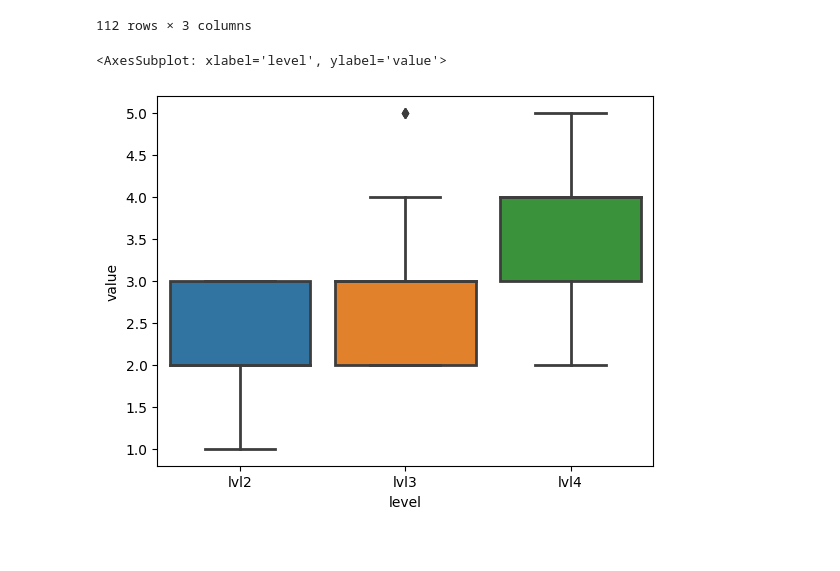
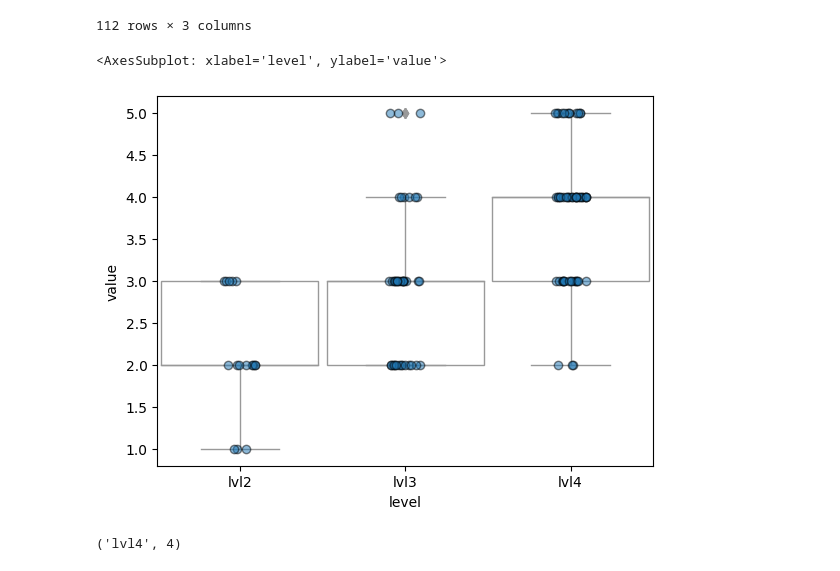
Before and after one commit to buettnerlab/reproducibility_convex_gating, a Jupyter notebook: Figure_5/P03_auswertung.ipynb, the cells around one changed output. Saved outputs shown, nothing was run; the diff lists cells and outputs as text; code cells hidden in the pictures.

```diff
--- a/Figure_5/P03_auswertung.ipynb
+++ b/Figure_5/P03_auswertung.ipynb
@@ -130,8 +138,3 @@ melted_hierarchy
 | 110 | lvl4 | hierarchy | 4 |
 | 111 | lvl4 | hierarchy | 3 |
 112 rows × 3 columns
-# %%
-sns.boxplot(x="level",y="value",data = melted_hierarchy,linewidth = 2,width = 0.85)
-# %% [output]
-<AxesSubplot: xlabel='level', ylabel='value'>
-[figure, removed]
@@ -139,0 +141,13 @@ overview['hierach']
+# %%
+colors_hierarchy={"lvl2": "#FFFFFF","lvl3": "#FFFFFF","lvl4":"#FFFFFF"}
+# %%
+sns.boxplot(x="level",y="value",data = melted_hierarchy,linewidth = 1,width = 0.95,palette = colors_hierarchy)
+sns.stripplot(x="level",y="value", dodge=True,data = melted_hierarchy,size = 6,edgecolor = 'black',linewidth= 1,
+              jitter = True,alpha =0.5)
+# %% [output]
+<AxesSubplot: xlabel='level', ylabel='value'>
+[figure, added]
+# %%
+overview[['level','hierarchy']].value_counts().index[
+# %% [output]
+('lvl4', 4)
```
Also changed, not shown: parts of 20 cells of this notebook.
